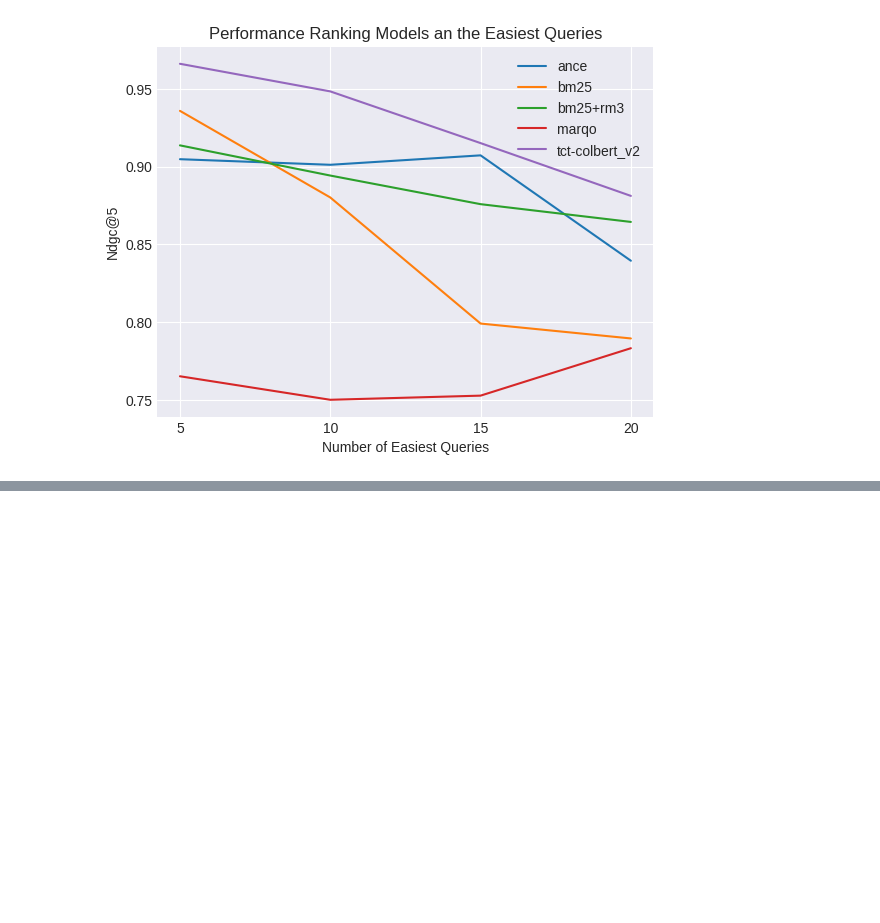
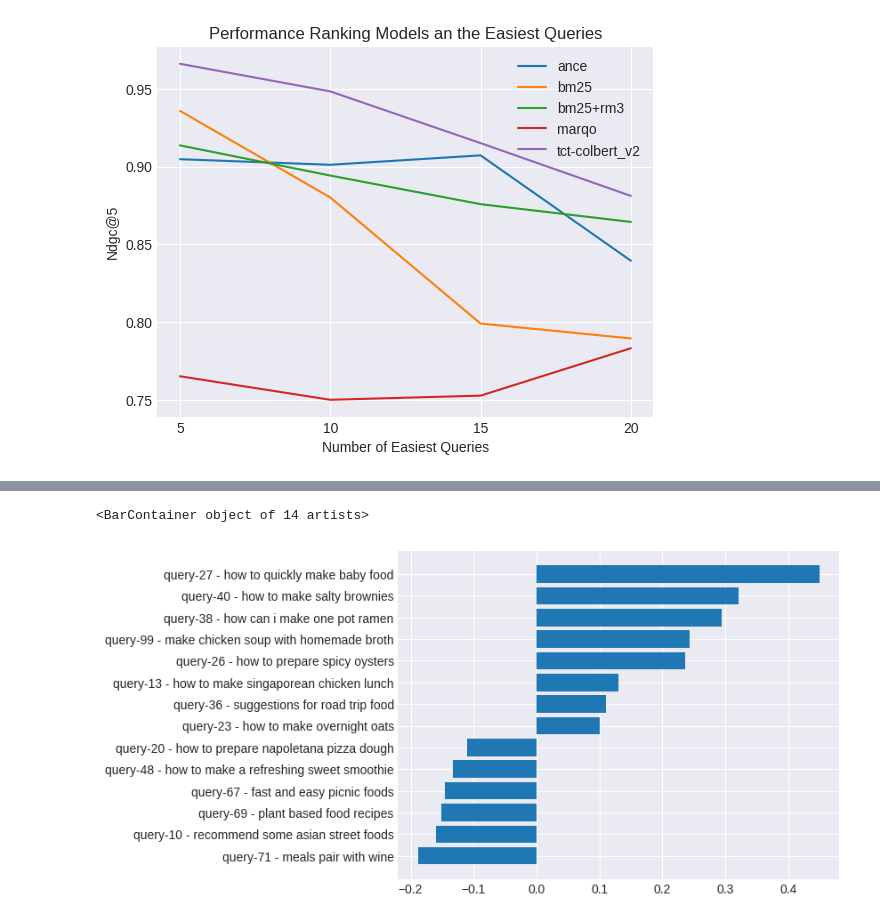
Before and after one commit to PhilipZubel/task-search-quality, a Jupyter notebook: results_cooking.ipynb, the cells around one changed output, grey strips where cells are left out. Saved outputs shown, nothing was run; the diff lists cells and outputs as text; code cells hidden in the pictures; blank space fills up the shorter version.

```diff
--- a/results_cooking.ipynb
+++ b/results_cooking.ipynb
@@ -292,0 +382,4 @@ for metric in df_hardest["metric"].unique():
+# %%
+df["t vs t+s"] = df["Title"] - df["Title-Steps"]
+df.sort_values(by=["t vs t+s"], inplace=True)
+df.head()
@@ -292,0 +403,9 @@ for metric in df_hardest["metric"].unique():
+# %%
+threshold = 0.1
+df = df[(df['t vs t+s'] < -0.1) | (df['t vs t+s'] > 0.1)]
+
+
+plt.barh(df['query_id'] + ' - '+ df['query'], df['t vs t+s'])
+# %% [output]
+<BarContainer object of 14 artists>
+[figure, added]
```
Also changed, not shown: parts of 10 cells of this notebook, 29 other files.
